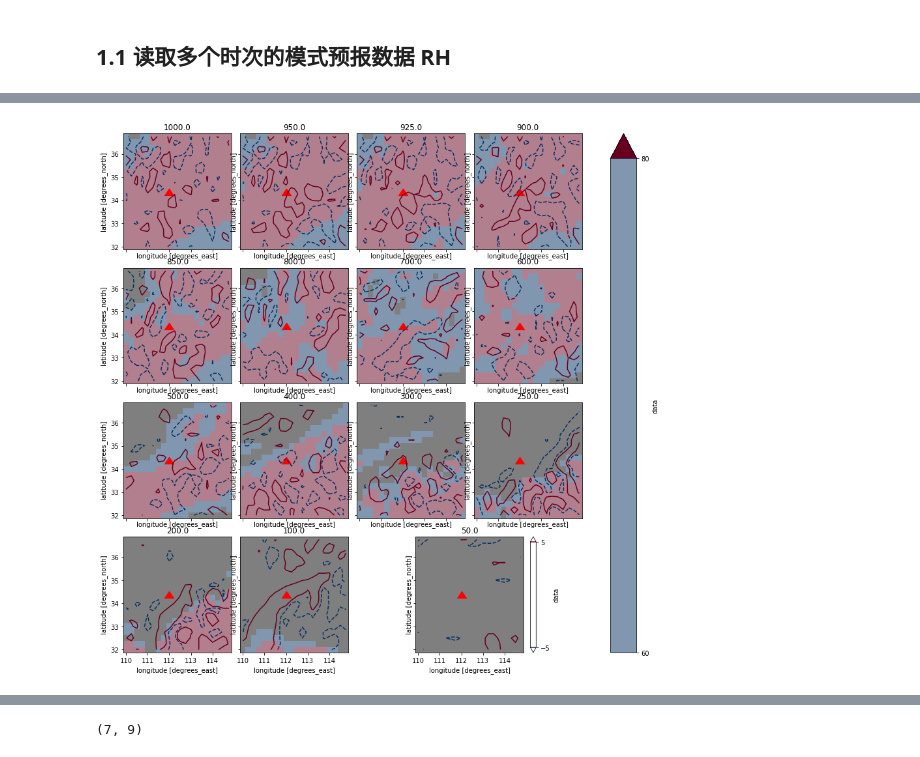
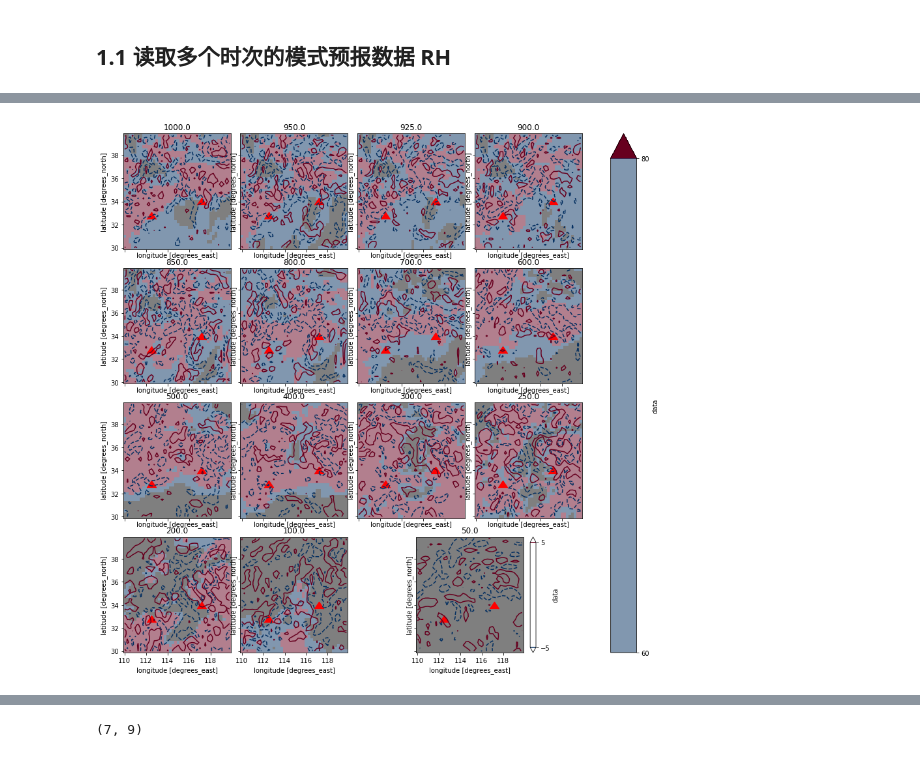
Before and after one commit to likev/weather-plot, a Jupyter notebook: RH-DIV.ipynb, the cells around one changed output, grey strips where cells are left out. Cells and saved outputs as stored; diff of their text form; code cells hidden in the pictures.

```diff
--- a/RH-DIV.ipynb
+++ b/RH-DIV.ipynb
@@ -39,7 +31,7 @@ directoryDiv = "ECMWF_HR/DIV"
 
 fhours = np.arange(0, 168, 24)
 #filenames = ['22061720.'+'%03d'%(fhour) for fhour in fhours]
-filename = '22062508.042'
+filename = '22062520.012'
 
 
 levels = [1000, 950, 925, 900, 850, 800, 700, 600, 500, 400, 300, 250, 200, 100, 50]
@@ -68,30 +60,30 @@ Attributes:
 # %%
 # 绘制图像
 left = 110
-right=115
-top = 37
-bottom = 32
+right=120
+top = 40
+bottom = 30
 
-marker_lon, marker_lat = 112, 34.5 #118.5, 28.7 #
+marker_lon, marker_lat = [112.485, 117.163], [33.1, 34.295] #118.5, 28.7 #112, 34.5
 
 dataRHarea = dataRH.data.isel(time=0).sel(lon=np.arange(left,right,0.25),lat=np.arange(bottom,top,0.25), method="nearest")
 dataDivarea = dataDiv.data.isel(time=0).sel(lon=np.arange(left,right,0.25),lat=np.arange(bottom,top,0.25), method="nearest")
 
 p = dataRHarea.plot(col='level', col_wrap=4, levels=[60, 80], extend='max',alpha=0.5, add_colorbar=True)
 
 titles = dataDivarea.coords['level'].values
 level_count = dataDivarea.sizes['level']
 
 index = 0
 for ax in p.axes.flat:
     if(index < level_count):
         add_colorbar = (index == level_count - 1)
         dataDivarea.isel(level=index).plot.contour(ax=ax, levels=[-5, 5], add_colorbar = add_colorbar)
         ax.set_title(titles[index])
         index = index + 1
     ax.scatter(marker_lon, marker_lat, s=200, c='red', marker=6)
 # %% [output]
-[figure, old version]
+[figure, new version]
 # %%
 # 绘制图像
 
```
Also changed, not shown: parts of 3 cells of this notebook, 2 other files.
